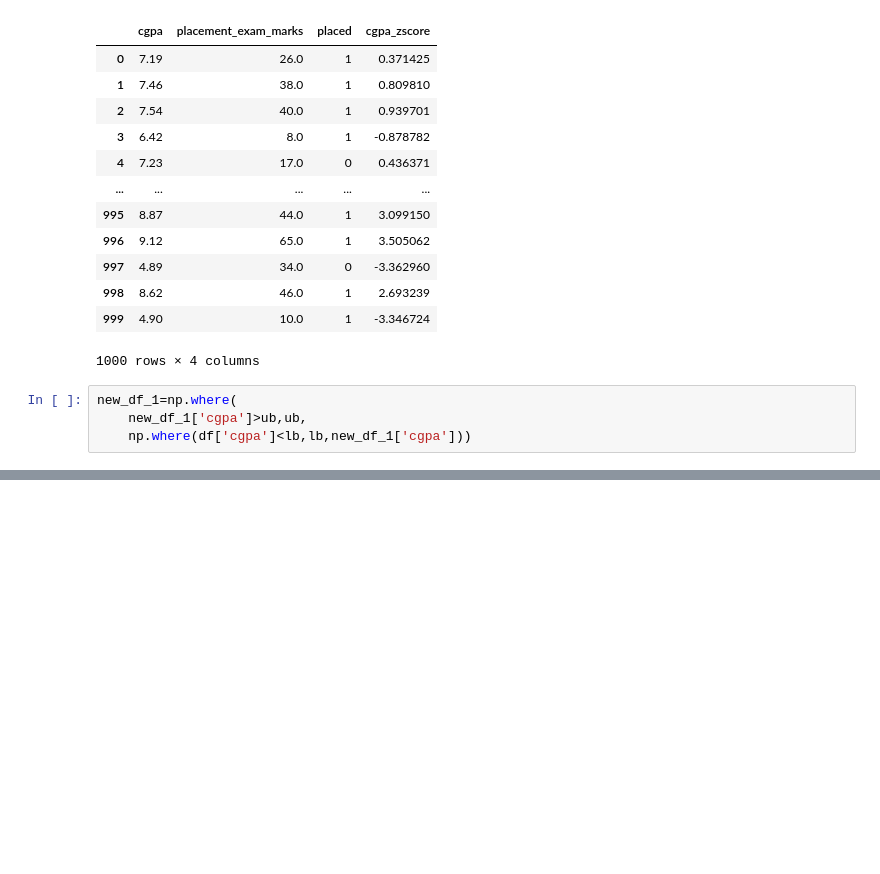
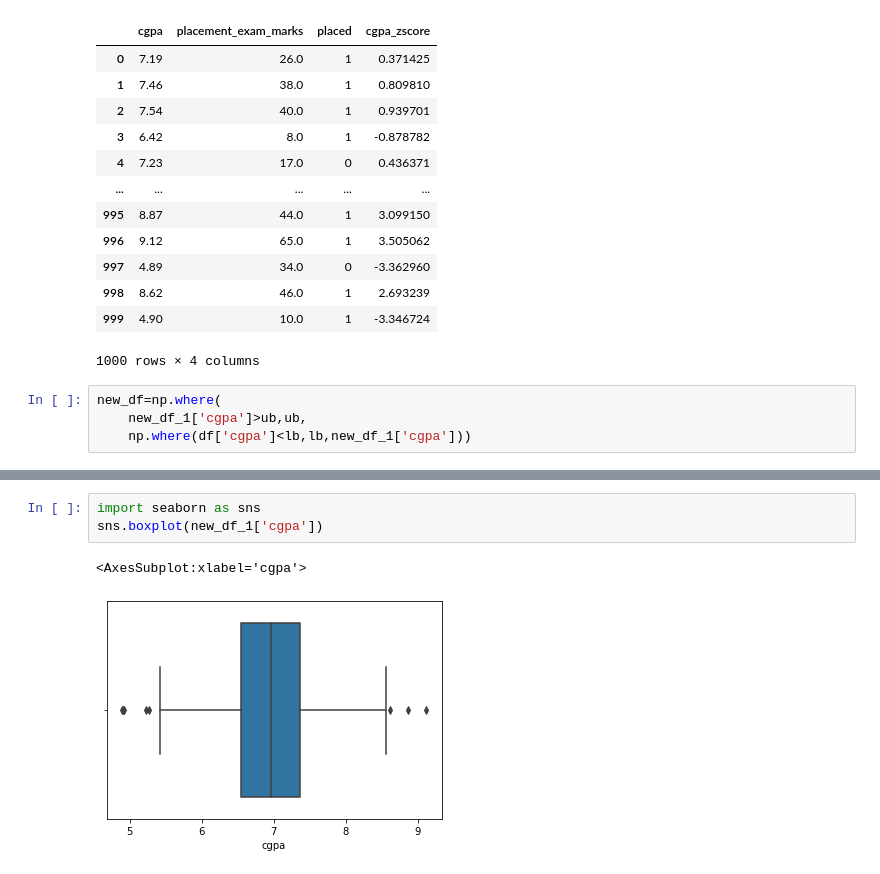
Before and after one commit to vivekc18/pydata, a Jupyter notebook: outlier_reduction_using_zscore.ipynb, the cells around one changed output, grey strips where cells are left out. Saved outputs shown, nothing was run; the diff lists cells and outputs as text; blank space fills up the shorter version.

```diff
--- a/outlier_reduction_using_zscore.ipynb
+++ b/outlier_reduction_using_zscore.ipynb
@@ -231,6 +231,6 @@ new_df_1
 | 999 | 4.90 | 10.0 | 1 | -3.346724 |
 1000 rows × 4 columns
 # %%
-new_df_1=np.where(
+new_df=np.where(
     new_df_1['cgpa']>ub,ub,
     np.where(df['cgpa']<lb,lb,new_df_1['cgpa']))
@@ -252,0 +253,6 @@ new_df_1
+# %%
+import seaborn as sns
+sns.boxplot(new_df_1['cgpa'])
+# %% [output]
+<AxesSubplot:xlabel='cgpa'>
+[figure, added]
```
Also changed, not shown: parts of 4 cells of this notebook.
